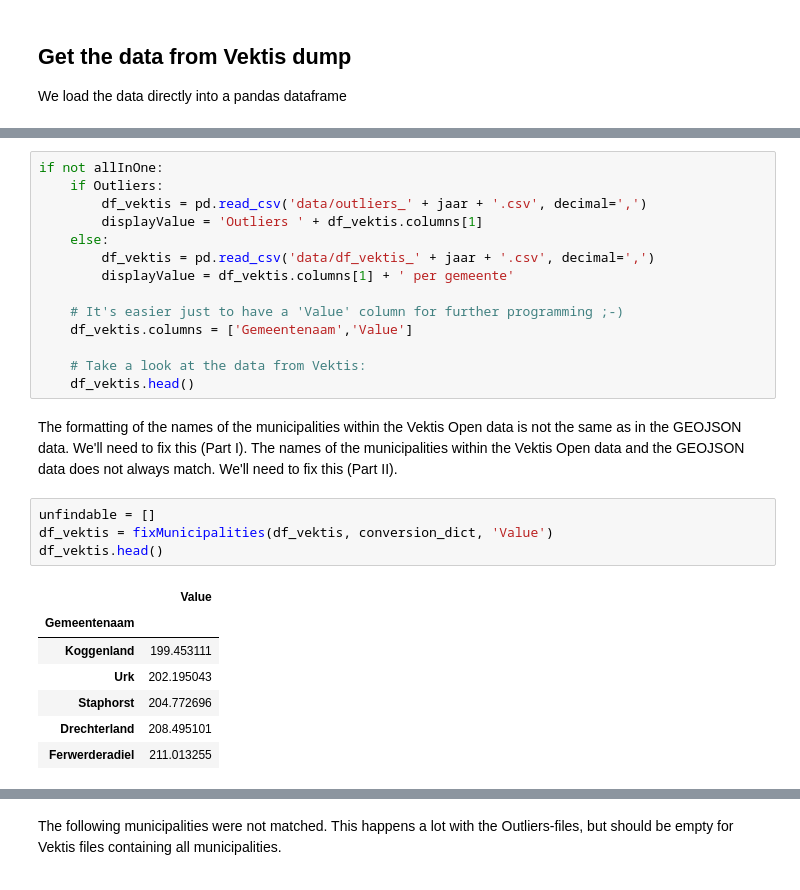
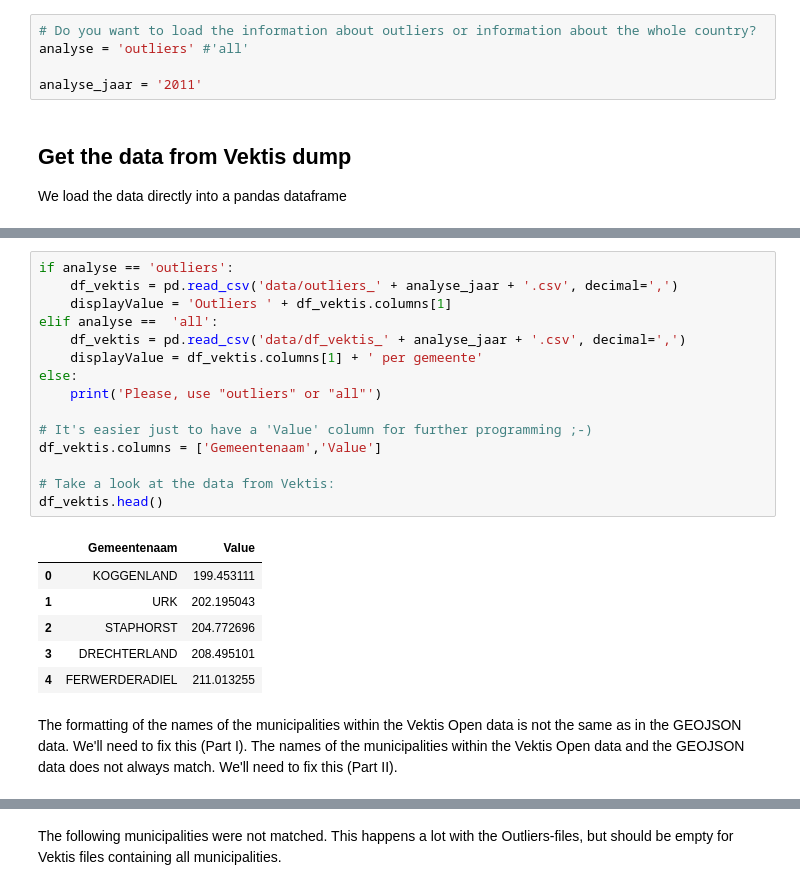
Before and after one commit to bokhove/Vektis, a Jupyter notebook: 2.Vektis Map.ipynb, the cells around one changed output, grey strips where cells are left out. Cells and saved outputs as stored; diff of their text form.

```diff
--- a/2.Vektis Map.ipynb
+++ b/2.Vektis Map.ipynb
@@ -36,3 +39,8 @@ Loading BokehJS ...
+# %%
+# Do you want to load the information about outliers or information about the whole country?
+analyse = 'outliers' #'all'
+
+analyse_jaar = '2011'
 # %% [markdown]
 ## Get the data from Vektis dump
 We load the data directly into a pandas dataframe
@@ -183,29 +47,25 @@ if allInOne:
 # %%
-if not allInOne:
-    if Outliers:
-        df_vektis = pd.read_csv('data/outliers_' + jaar + '.csv', decimal=',')
-        displayValue = 'Outliers ' + df_vektis.columns[1]
-    else:
-        df_vektis = pd.read_csv('data/df_vektis_' + jaar + '.csv', decimal=',')
-        displayValue = df_vektis.columns[1] + ' per gemeente'
+if analyse == 'outliers':
+    df_vektis = pd.read_csv('data/outliers_' + analyse_jaar + '.csv', decimal=',')
+    displayValue = 'Outliers ' + df_vektis.columns[1]
+elif analyse ==  'all':
+    df_vektis = pd.read_csv('data/df_vektis_' + analyse_jaar + '.csv', decimal=',')
+    displayValue = df_vektis.columns[1] + ' per gemeente'
+else:
+    print('Please, use "outliers" or "all"')
 
-    # It's easier just to have a 'Value' column for further programming ;-)
-    df_vektis.columns = ['Gemeentenaam','Value']
+# It's easier just to have a 'Value' column for further programming ;-)
+df_vektis.columns = ['Gemeentenaam','Value']
 
-    # Take a look at the data from Vektis:
-    df_vektis.head()
+# Take a look at the data from Vektis:
+df_vektis.head()
+# %% [output]
+|  | Gemeentenaam | Value |
+| 0 | KOGGENLAND | 199.453111 |
+| 1 | URK | 202.195043 |
+| 2 | STAPHORST | 204.772696 |
+| 3 | DRECHTERLAND | 208.495101 |
+| 4 | FERWERDERADIEL | 211.013255 |
 # %% [markdown]
 The formatting of the names of the municipalities within the Vektis Open data is not the same as in the GEOJSON data. We'll need to fix this (Part I).
 The names of the municipalities within the Vektis Open data and the GEOJSON data does not always match. We'll need to fix this (Part II).
-# %%
-unfindable = []
-df_vektis = fixMunicipalities(df_vektis, conversion_dict, 'Value')
-df_vektis.head()
-# %% [output]
-|  | Value |
-| Gemeentenaam |  |
-| Koggenland | 199.453111 |
-| Urk | 202.195043 |
-| Staphorst | 204.772696 |
-| Drechterland | 208.495101 |
-| Ferwerderadiel | 211.013255 |
```
Also changed, not shown: parts of 16 cells of this notebook.
